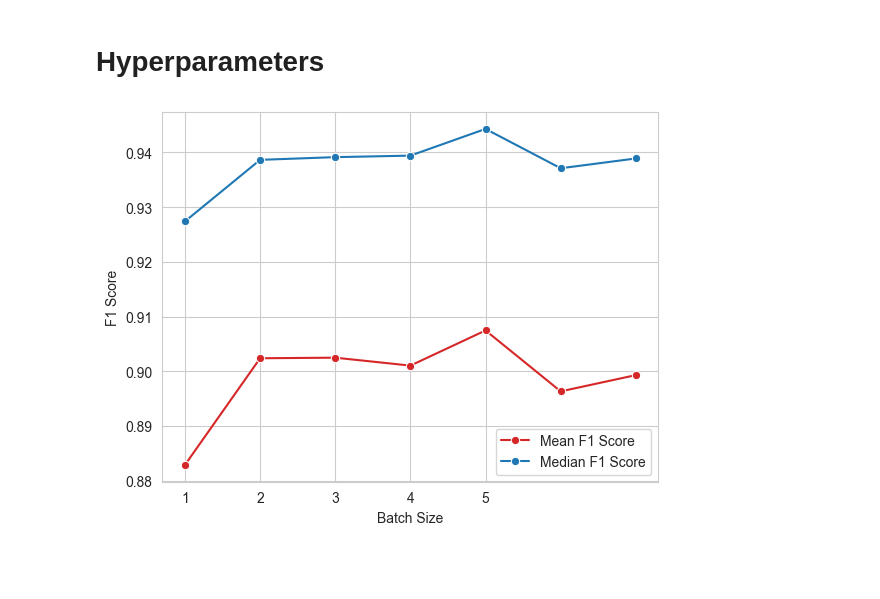
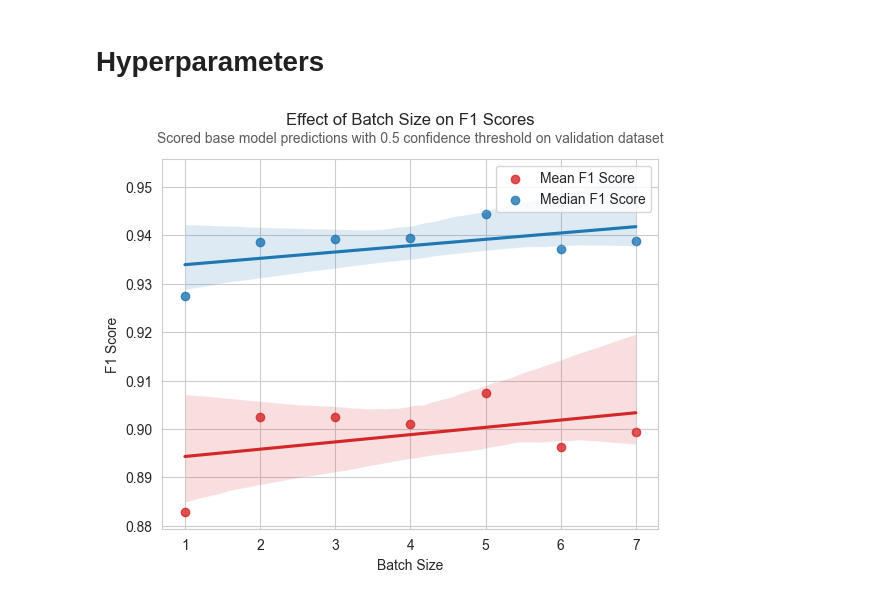
Before and after one commit to geo-smart/elwha_segmentation, a Jupyter notebook: book/experiments/plotting.ipynb, the cells around one changed output. Saved outputs shown, nothing was run; the diff lists cells and outputs as text; code cells hidden in the pictures; blank space fills up the shorter version.

Commit message:
working on connected components threshold, plotting

```diff
--- a/book/experiments/plotting.ipynb
+++ b/book/experiments/plotting.ipynb
@@ -214,27 +214,30 @@ median_f1_scores = [np.median(scores) for scores in f1_scores]
 # %%
 fig, ax = plt.subplots()
 
-sns.lineplot(
+sns.regplot(
     x=batch_sizes,
     y=mean_f1_scores,
     label=f"Mean F1 Score",
     color="C3",
-    marker="o",
+    # marker="o",
 )
-sns.lineplot(
+sns.regplot(
     x=batch_sizes,
     y=median_f1_scores,
     label=f"Median F1 Score",
     color="C0",
-    markers=True,
-    marker="o",
+    # marker="o",
 )
 
-plt.xticks(range(1, 6))
+plt.title("Effect of Batch Size on F1 Scores", pad=25)
+subtitle_y = plt.gca().get_ylim()[1] * 1.003
+plt.text(x=max(batch_sizes)/2+0.5, y=subtitle_y, s="Scored base model predictions with 0.5 confidence threshold on validation dataset", fontsize=10, alpha=0.75, ha="center", va="bottom")
+
+# plt.xticks(batch_sizes)
 plt.xlabel("Batch Size")
 plt.ylabel("F1 Score")
-# plt.ylim([0.75, 1])
 plt.legend()
+
 plt.show()
 # %% [output]
-[figure, old version]
+[figure, new version]
```
Also changed, not shown: 2 other files.
